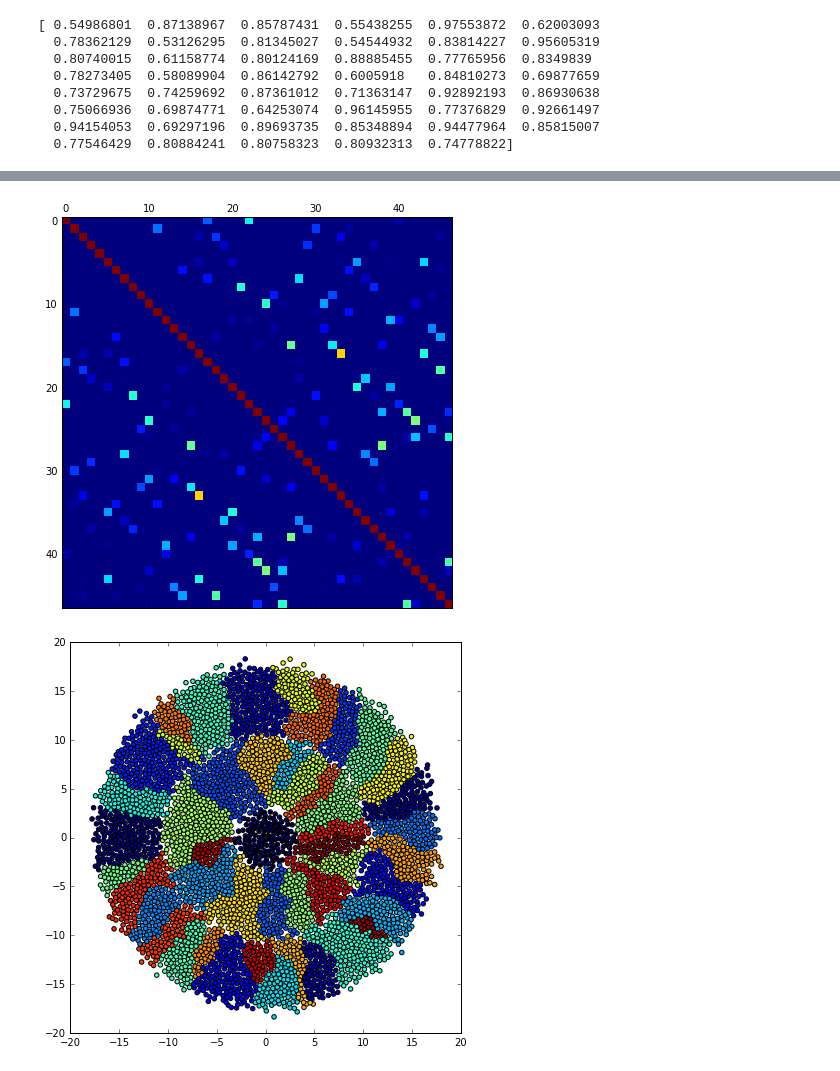
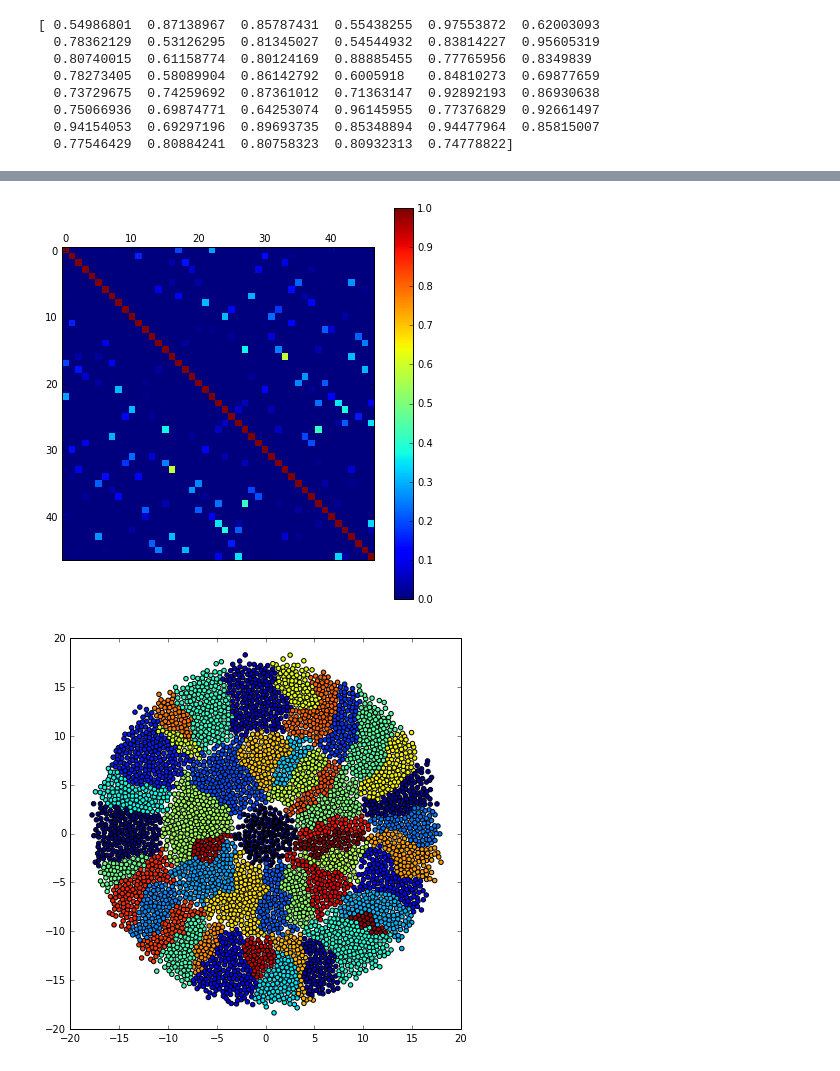
Before and after one commit to lab-cosmo/pamm, a Jupyter notebook: examples/circles/pamm-merge.ipynb, the cells around one changed output, grey strips where cells are left out. Saved outputs shown, nothing was run; the diff lists cells and outputs as text; code cells hidden in the pictures.

```diff
--- a/examples/circles/pamm-merge.ipynb
+++ b/examples/circles/pamm-merge.ipynb
@@ -418,0 +421,20 @@ gij=aij / np.sqrt(np.multiply.outer(da,da))
+# %%
+bij = np.zeros((ncls,ncls))
+pib = np.zeros(ncls)
+for bs in xrange(nbs):
+    for b in xrange(nclsbs[bs]):
+        icls = np.where(nibs[bs] == b)[0]
+        pb = np.exp(pi[icls]).sum()
+        for i in xrange(ncls):
+            inter = np.intersect1d(icls, lcls[i])
+            pib[i] = np.exp(pi[inter]).sum()
+        for i in xrange(ncls):
+            for j in xrange(i+1):
+                nc = pib[i] * pib[j] / pb
+                bij[i,j] += nc
+                if not i==j: bij[j,i] += nc
+bij /= (nbs * np.exp(pi).sum())
+py = np.zeros(ncls)
+for i in xrange(ncls):
+    py[i] = np.exp(pi[lcls[i]]).sum()
+py/=np.exp(pi).sum()
@@ -419,8 +457,11 @@ gij=aij / np.sqrt(np.multiply.outer(da,da))
+# %%
+nbij = bij/np.sqrt(np.multiply.outer(bij.diagonal(),bij.diagonal()))
 # %%
-plt.matshow(gij)
+plt.matshow(nbij)
+plt.colorbar()
 plt.show()
 # %% [output]
-[figure, old version]
+[figure, new version]
 # %%
 plt.scatter(x[:,0],x[:,1],c=ni)
 plt.scatter(x[lcls[4],0],x[lcls[4],1],color='black',s=5)
```
Also changed, not shown: parts of 6 cells of this notebook, 2 other files.
